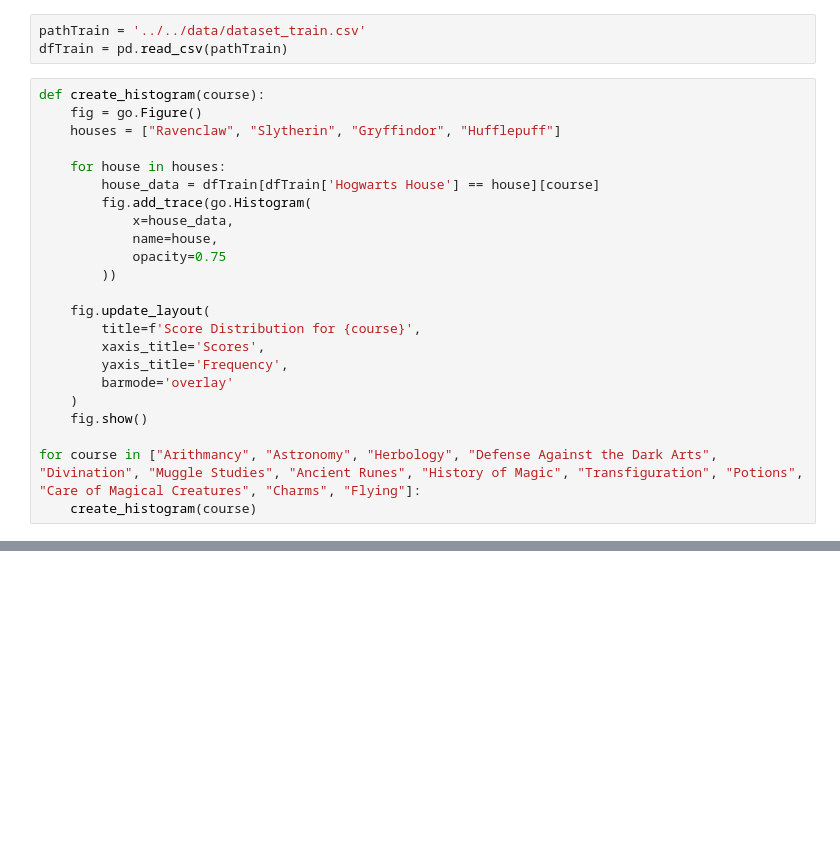
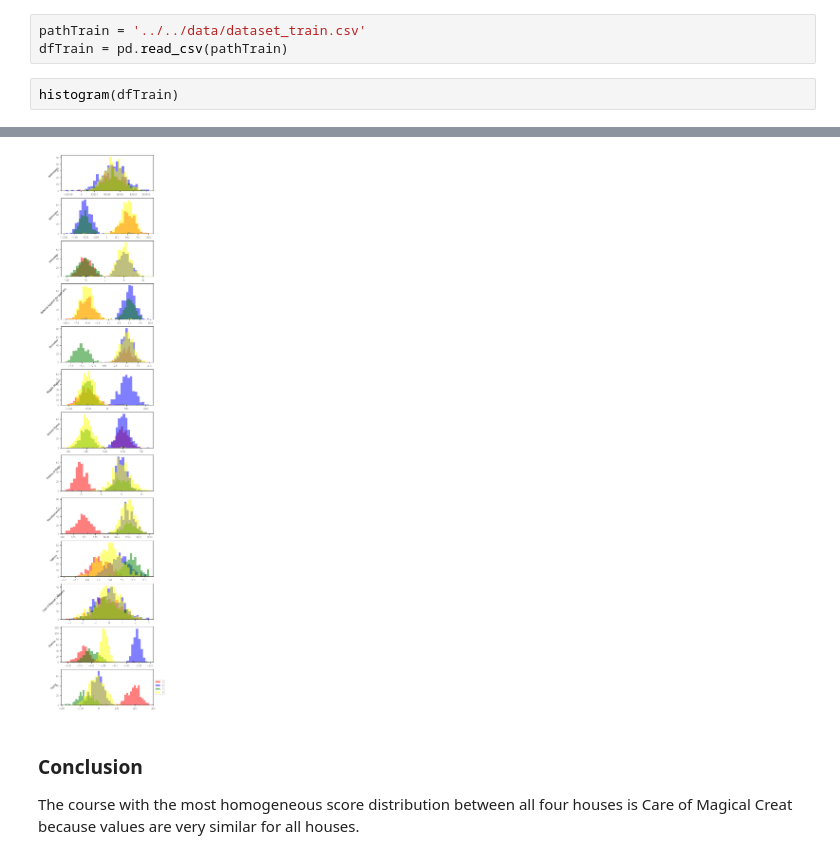
Before and after one commit to farinaleo/ft_dslr, a Jupyter notebook: srcs/histogram/histogram.ipynb, the cells around one changed output, grey strips where cells are left out. Saved outputs shown, nothing was run; the diff lists cells and outputs as text; blank space fills up the shorter version.

Commit message:
update histogram

```diff
--- a/srcs/histogram/histogram.ipynb
+++ b/srcs/histogram/histogram.ipynb
@@ -15,26 +15,5 @@ from histogram import histogram
 pathTrain = '../../data/dataset_train.csv'
 dfTrain = pd.read_csv(pathTrain)
 # %%
-def create_histogram(course):
-    fig = go.Figure()
-    houses = ["Ravenclaw", "Slytherin", "Gryffindor", "Hufflepuff"]
-
-    for house in houses:
-        house_data = dfTrain[dfTrain['Hogwarts House'] == house][course]
-        fig.add_trace(go.Histogram(
-            x=house_data,
-            name=house,
-            opacity=0.75
-        ))
-
-    fig.update_layout(
-        title=f'Score Distribution for {course}',
-        xaxis_title='Scores',
-        yaxis_title='Frequency',
-        barmode='overlay'
-    )
-    fig.show()
-
-for course in ["Arithmancy", "Astronomy", "Herbology", "Defense Against the Dark Arts", "Divination", "Muggle Studies", "Ancient Runes", "History of Magic", "Transfiguration", "Potions", "Care of Magical Creatures", "Charms", "Flying"]:
-    create_histogram(course)
+histogram(dfTrain)
 # %% [output]
@@ -53,0 +20,4 @@ for course in ["Arithmancy", "Astronomy", "Herbology", "Defense Against the Dark
+[figure, added]
+# %% [markdown]
+### Conclusion
+The course with the most homogeneous score distribution between all four houses is Care of Magical Creat because values are very similar for all houses.
```
Also changed, not shown: parts of 3 cells of this notebook, 2 other files.
